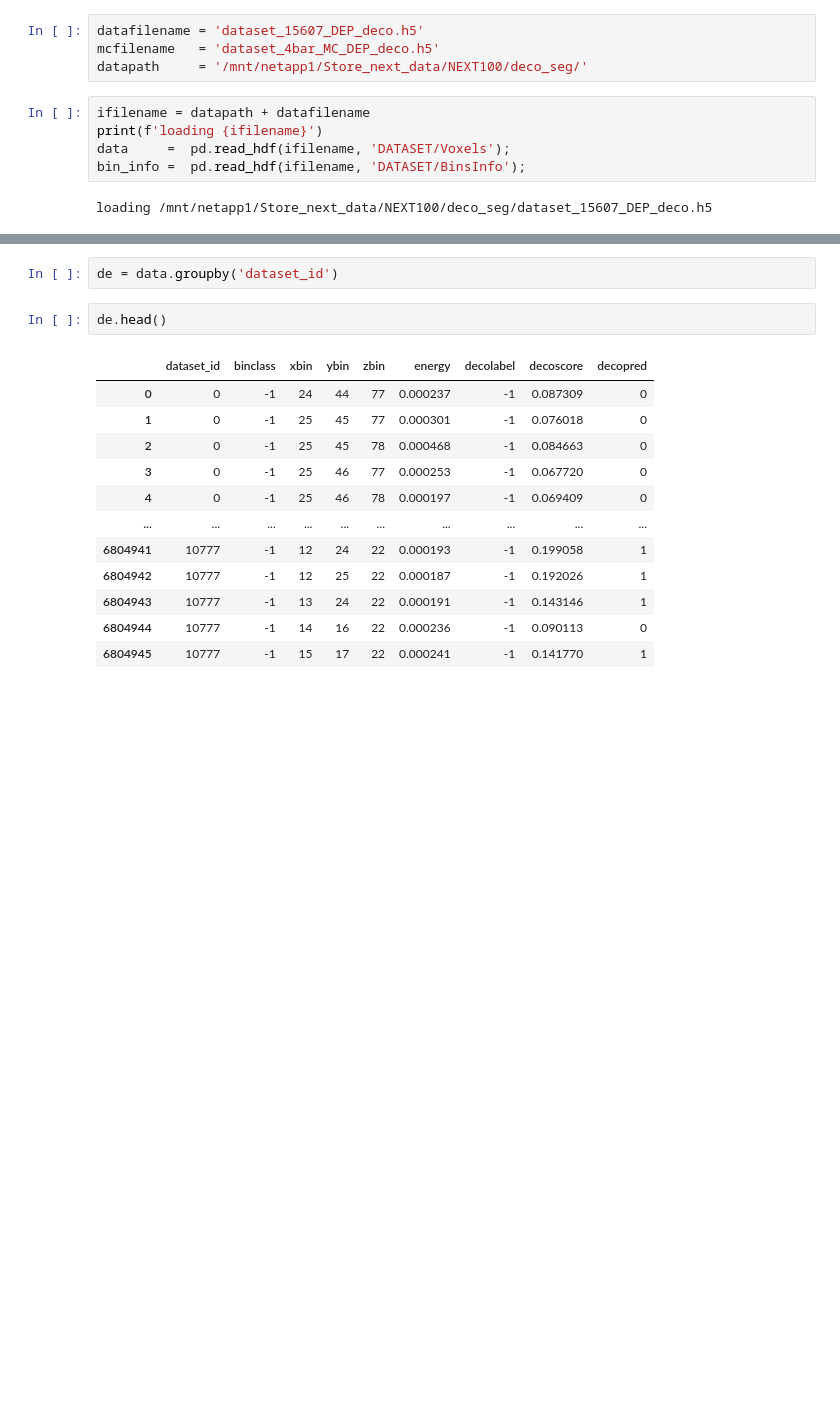
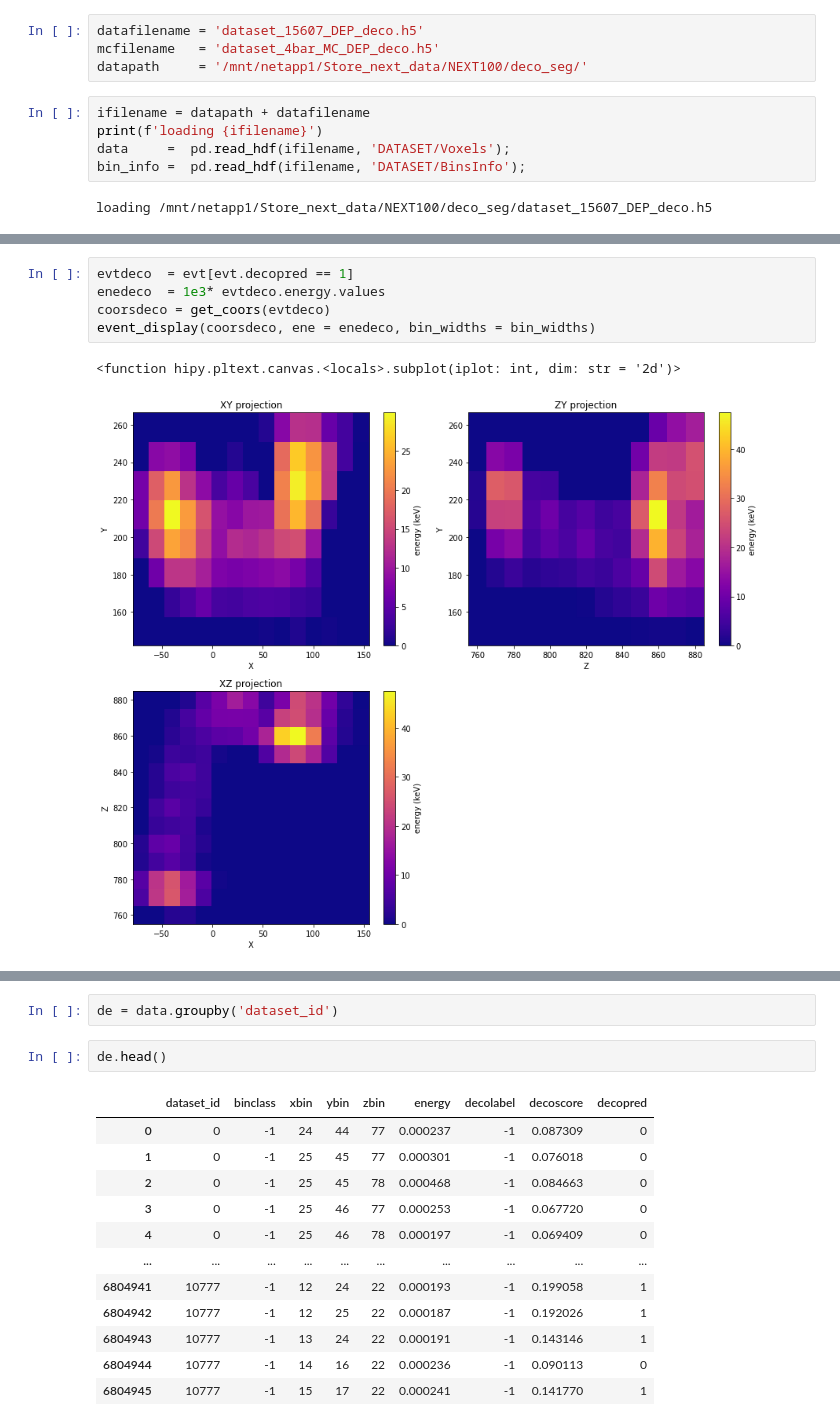
Before and after one commit to jahernando/nextana, a Jupyter notebook: NB/topo/topo_cnn_deconv.ipynb, the cells around one changed output, grey strips where cells are left out. Cells and saved outputs as stored; diff of their text form; blank space fills up the shorter version.

```diff
--- a/NB/topo/topo_cnn_deconv.ipynb
+++ b/NB/topo/topo_cnn_deconv.ipynb
@@ -60,0 +122,8 @@ bin_info
+# %%
+evtdeco  = evt[evt.decopred == 1]
+enedeco  = 1e3* evtdeco.energy.values
+coorsdeco = get_coors(evtdeco)
+event_display(coorsdeco, ene = enedeco, bin_widths = bin_widths)
+# %% [output]
+<function hipy.pltext.canvas.<locals>.subplot(iplot: int, dim: str = '2d')>
+[figure, added]
```
Also changed, not shown: parts of 21 cells of this notebook.
